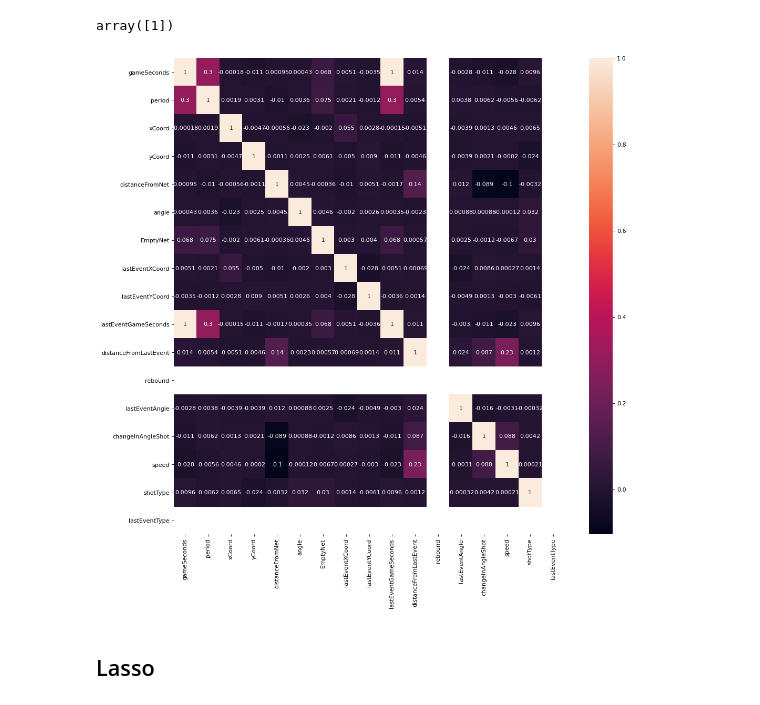
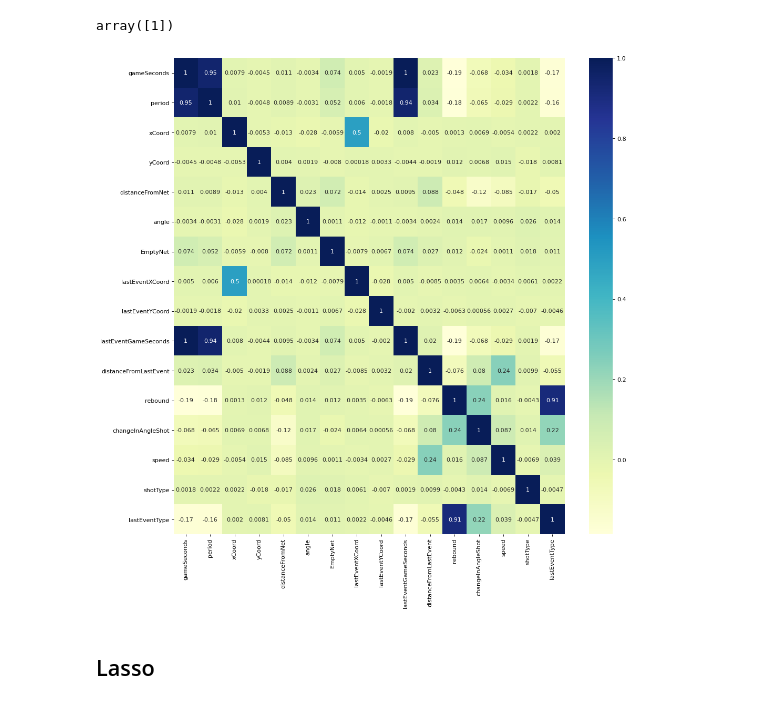
Before and after one commit to sorinmuchi/IFT6758, a Jupyter notebook: notebooks/5-AdvancedModels.ipynb, the cells around one changed output. Cells and saved outputs as stored; diff of their text form; code cells hidden in the pictures.

```diff
--- a/notebooks/5-AdvancedModels.ipynb
+++ b/notebooks/5-AdvancedModels.ipynb
@@ -288,11 +258,11 @@ Index(['eventType', 'period', 'periodType', 'gameID', 'teamOfShooter',
 # %%
-df=pd.read_csv('../data/AllSeasonsM2Q4-Merged.csv')
+df=pd.read_csv('../data/trainingSet.csv')
 
-display(df)
+display(df.head())
 df['rebound']=df['rebound'].astype(int)
 
 FinalDf = df[['gameSeconds','period','xCoord','yCoord','distanceFromNet','angle','shotType','EmptyNet','lastEventType', 'lastEventXCoord',
-       'lastEventYCoord','lastEventGameSeconds','distanceFromLastEvent','rebound', 'lastEventAngle',
+       'lastEventYCoord','lastEventGameSeconds','distanceFromLastEvent','rebound',
        'changeInAngleShot', 'speed','Goal']]
 obj_df=FinalDf.select_dtypes(include=['object']).copy()
 
@@ -304,5 +274,5 @@ obj_df=obj_df.apply(preprocessing.LabelEncoder().fit_transform)
 Frame=pd.concat([FinalDf,obj_df],axis=1)
 
 
-display(Frame)
+display(Frame.head())
 # %% [output]
@@ -521,11 +513,11 @@ array([1])
 # %%
 corrMatrix = X.corr()
 
 figure(figsize=(15, 15), dpi=80)
-sn.heatmap(corrMatrix, annot=True)
+sn.heatmap(corrMatrix, annot=True,cmap="YlGnBu")
 plt.show()
 # %% [output]
-[figure, old version]
+[figure, new version]
 # %% [markdown]
 ## Lasso
 # %%
```
Also changed, not shown: parts of 20 cells of this notebook, 1 other file.
